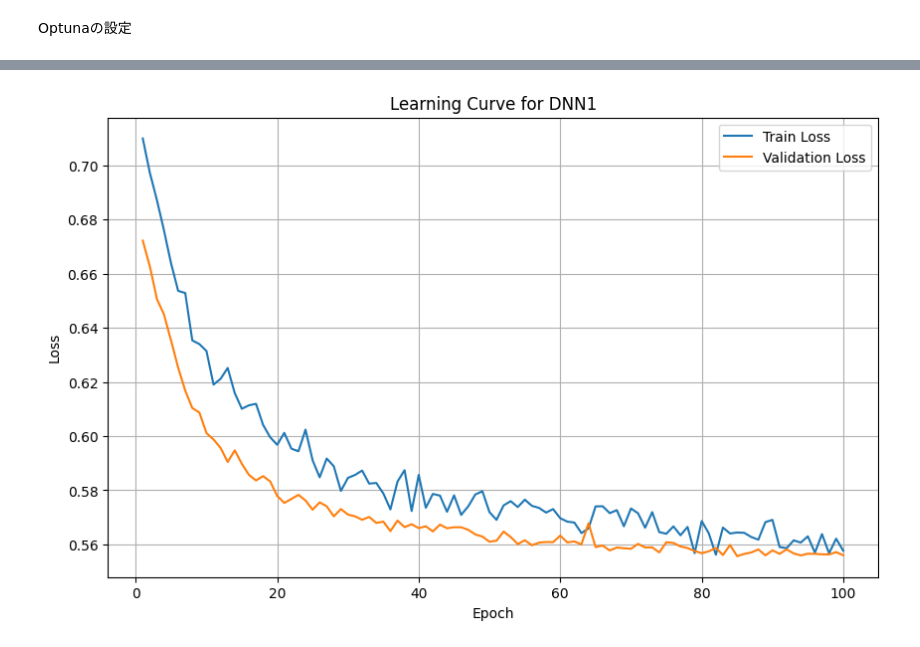
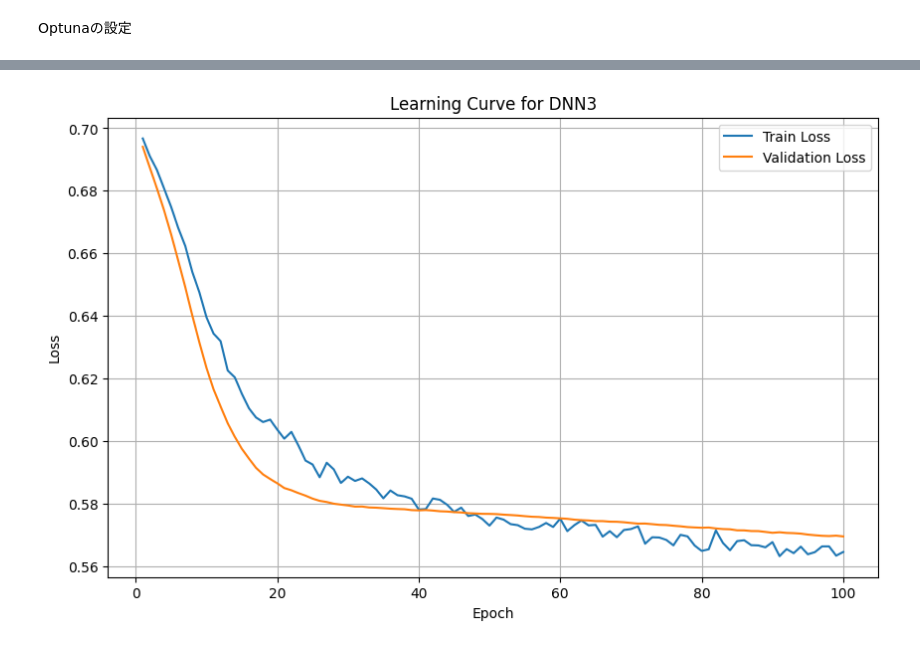
Before and after one commit to KasaharaGen/DengueFeverdetection, a Jupyter notebook: src/nn_model/DNN_3.ipynb, the cells around one changed output, grey strips where cells are left out. Drawn from its saved outputs; the diff is of its cells as text; code cells hidden in the pictures.

```diff
--- a/src/nn_model/DNN_3.ipynb
+++ b/src/nn_model/DNN_3.ipynb
@@ -72,10 +61,10 @@ class DNN_3(nn.Module):
 学習データセットの作成
 # %%
 train_dataset = torch.utils.data.TensorDataset(X_train_tensor, y_train_tensor)
-train_loader = torch.utils.data.DataLoader(dataset=train_dataset, batch_size=32, shuffle=True)
+train_loader = torch.utils.data.DataLoader(dataset=train_dataset, batch_size=4, shuffle=True)
 
 val_dataset = torch.utils.data.TensorDataset(X_val_tensor, y_val_tensor)
-val_loader = torch.utils.data.DataLoader(dataset=val_dataset, batch_size=32, shuffle=False)
+val_loader = torch.utils.data.DataLoader(dataset=val_dataset, batch_size=4, shuffle=False)
 # %% [markdown]
 Optunaの設定
 # %%
@@ -199,14 +174,9 @@ Final MCC: 0.0407
 # %%
 best_params=study.best_params
 model = DNN_3(input_dim=X_train_tensor.shape[1],
-              hidden_units1=best_params["hidden_units1"],
-              hidden_units2=best_params["hidden_units2"],
-              hidden_units3=best_params["hidden_units3"],
-              hidden_units4=best_params["hidden_units4"],
               dropout1=best_params["dropout1"],
               dropout2=best_params["dropout2"],
-              dropout3=best_params["dropout3"],
-              dropout4=best_params["dropout4"]).to(device)
+              ).to(device)
 # 最適化と訓練を実行
 optimizer = optim.Adam(model.parameters(), lr=best_params["learning_rate"],weight_decay=best_params["weight_decay"])
 criterion = nn.BCELoss()
@@ -224,7 +194,7 @@ for epoch in range(num_epochs):
         X_batch, y_batch = X_batch.to(device), y_batch.to(device)
         optimizer.zero_grad()
         outputs = model(X_batch).squeeze()
-        loss = criterion(outputs, y_batch)
+        loss = criterion(outputs, y_batch.squeeze())
         loss.backward()
         optimizer.step()
         epoch_train_loss += loss.item()
@@ -238,7 +208,7 @@ for epoch in range(num_epochs):
             for X_val, y_val in val_loader:
                 X_val, y_val = X_val.to(device), y_val.to(device)
                 val_outputs = model(X_val).squeeze()
-                val_loss = criterion(val_outputs, y_val)
+                val_loss = criterion(val_outputs, y_val.squeeze())
                 epoch_val_loss += val_loss.item()
 
         avg_val_loss = epoch_val_loss / len(val_loader)
@@ -256,7 +226,7 @@ if val_losses:
     plt.plot(range(1, num_epochs + 1), val_losses, label='Validation Loss')
 plt.xlabel('Epoch')
 plt.ylabel('Loss')
-plt.title('Learning Curve for DNN1')
+plt.title('Learning Curve for DNN3')
 plt.legend()
 plt.grid()
 plt.show()
@@ -281,4 +251,4 @@ Epoch [100/100], Train Loss: 0.5577, Val Loss: 0.5560
-[figure, old version]
+[figure, new version]
 # %%
 model.eval()
 with torch.no_grad():
```
Also changed, not shown: parts of 6 cells of this notebook, 32 other files.
